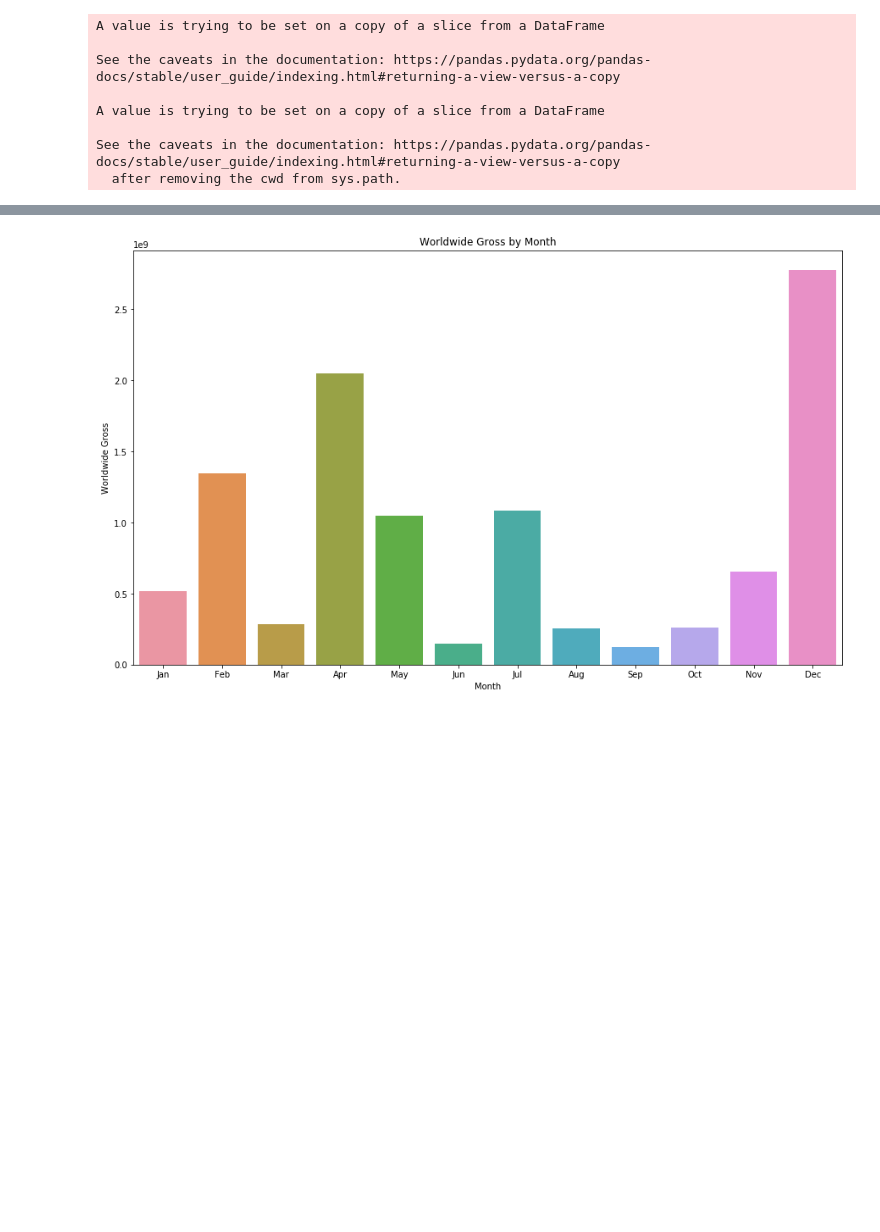
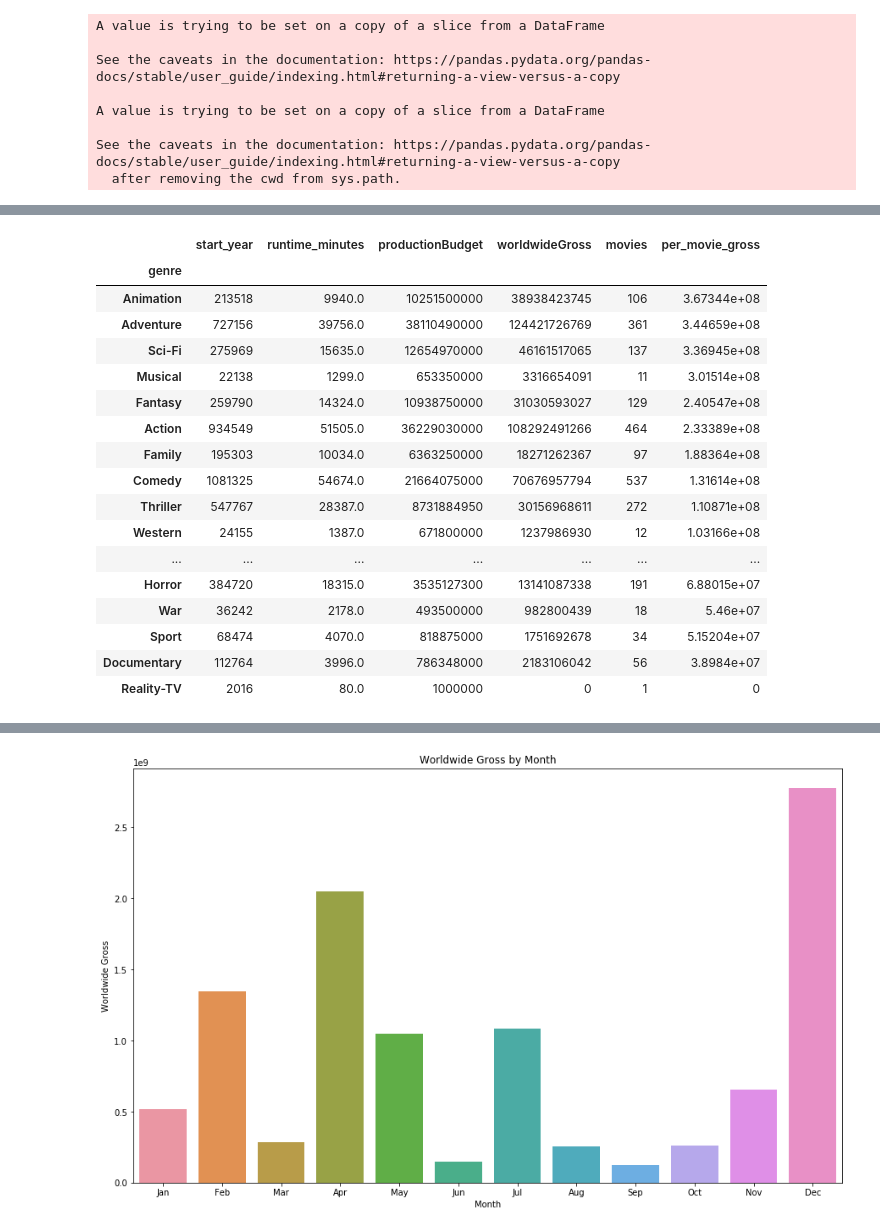
Before and after one commit to medoffc/carmijohngowalking, a Jupyter notebook: Carmi and John Walked 1,000 Miles.ipynb, the cells around one changed output, grey strips where cells are left out. Saved outputs shown, nothing was run; the diff lists cells and outputs as text; code cells hidden in the pictures; blank space fills up the shorter version.

```diff
--- a/Carmi and John Walked 1,000 Miles.ipynb
+++ b/Carmi and John Walked 1,000 Miles.ipynb
@@ -112,13 +147,33 @@ What if we wanted to measure this on a per movie basis?
 # %%
 data = {'genre': list(all_genres), 'movies': None}
 genre_movies = pd.DataFrame(data)
 genre_movies = genre_movies.set_index('genre')
 for i in all_genres:
     genre_movies['movies'][i] = df[i].sum()
 genre_movies
 
-df_temp = df_temp.join(genre_movies, how='inner', on='genre')
-df_temp['per_movie'] = df_temp.worldwideGross / df_temp.movies
-df_temp = df_temp.sort_values(by='per_movie', ascending=False)
+df_mod = df_mod.join(genre_movies, how='inner', on='genre')
+df_mod['per_movie_gross'] = df_mod.worldwideGross / df_mod.movies
+df_mod = df_mod.sort_values(by='per_movie_gross', ascending=False)
+df_mod
+# %% [output]
+|  | start_year | runtime_minutes | productionBudget | worldwideGross | movies | per_movie_gross |
+| genre |  |  |  |  |  |  |
+| Animation | 213518 | 9940.0 | 10251500000 | 38938423745 | 106 | 3.67344e+08 |
+| Adventure | 727156 | 39756.0 | 38110490000 | 124421726769 | 361 | 3.44659e+08 |
+| Sci-Fi | 275969 | 15635.0 | 12654970000 | 46161517065 | 137 | 3.36945e+08 |
+| Musical | 22138 | 1299.0 | 653350000 | 3316654091 | 11 | 3.01514e+08 |
+| Fantasy | 259790 | 14324.0 | 10938750000 | 31030593027 | 129 | 2.40547e+08 |
+| Action | 934549 | 51505.0 | 36229030000 | 108292491266 | 464 | 2.33389e+08 |
+| Family | 195303 | 10034.0 | 6363250000 | 18271262367 | 97 | 1.88364e+08 |
+| Comedy | 1081325 | 54674.0 | 21664075000 | 70676957794 | 537 | 1.31614e+08 |
+| Thriller | 547767 | 28387.0 | 8731884950 | 30156968611 | 272 | 1.10871e+08 |
+| Western | 24155 | 1387.0 | 671800000 | 1237986930 | 12 | 1.03166e+08 |
+| ... | ... | ... | ... | ... | ... | ... |
+| Horror | 384720 | 18315.0 | 3535127300 | 13141087338 | 191 | 6.88015e+07 |
+| War | 36242 | 2178.0 | 493500000 | 982800439 | 18 | 5.46e+07 |
+| Sport | 68474 | 4070.0 | 818875000 | 1751692678 | 34 | 5.15204e+07 |
+| Documentary | 112764 | 3996.0 | 786348000 | 2183106042 | 56 | 3.8984e+07 |
+| Reality-TV | 2016 | 80.0 | 1000000 | 0 | 1 | 0 |
 # %%
 plt.figure(figsize=(15,9))
```
Also changed, not shown: parts of 22 cells of this notebook.
